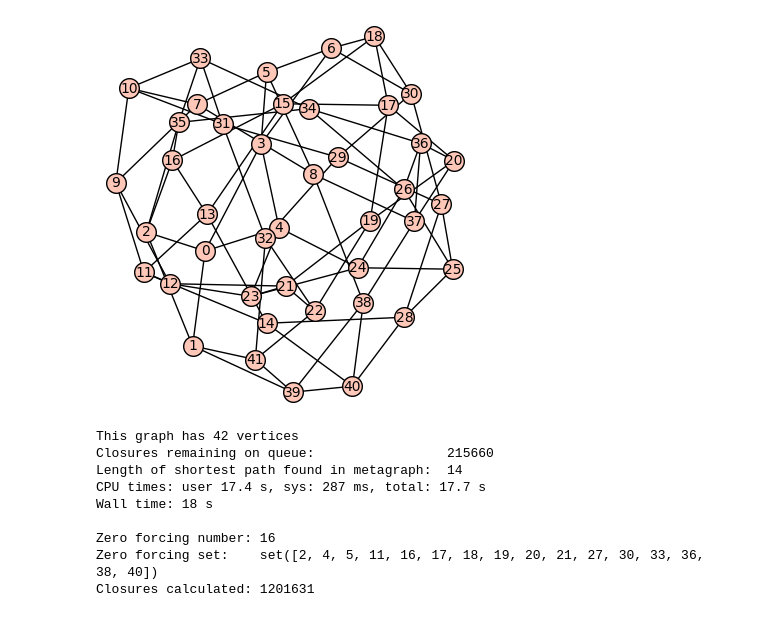
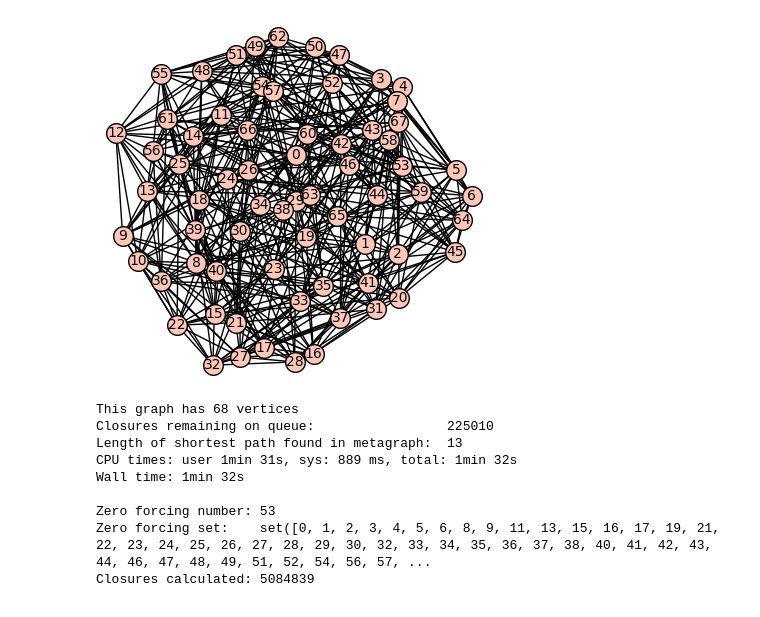
Before and after one commit to alexhutman/zftools, a Jupyter notebook: DijkstraMetagraphTestbed.ipynb, the cells around one changed output. Drawn from its saved outputs; the diff is of its cells as text; code cells hidden in the pictures.

```diff
--- a/DijkstraMetagraphTestbed.ipynb
+++ b/DijkstraMetagraphTestbed.ipynb
@@ -8,36 +4,36 @@ Compiling ./ZFSearchMetagraphNewAlgPostClose.pyx...
 # %%
 # Initialize a test graph and the associated ZFSearchMetagraph
 #H = graphs.CubeGraph(5); H.relabel()
 #H = graphs.PetersenGraph()
 #H = graphs.CoxeterGraph()       # DNF/DNF/1,284sec/339sec/220sec
 #H = graphs.RobertsonGraph()     # DNF
 #H = graphs.HeawoodGraph()       # 1.46/~1.20sec/1.03sec/0.22sec/0.16sec/0.12sec
 #H = graphs.BrinkmannGraph()     # DNF/DNF/66.5sec/43.3sec/29.81sec/25.97sec
 #H = graphs.HoffmanGraph()       # ~19sec/~13.7sec/2.57sec/2.00sec/1.6sec
 #H = graphs.ClebschGraph()       # DNF/36.3sec/12.8sec/7.8sec/6.7sec/4.8sec/4.22sec/2.90sec
 #H = graphs.DesarguesGraph()     # 14.56sec/8.00sec/5.6sec
 #H = graphs.DodecahedralGraph()  # ~25.9sec/~8.9sec/~4.2sec/3.02sec/2.90sec/2.12sec/1.07sec/0.80sec
 #H = graphs.HoffmanGraph().complement()
 #H = graphs.CompleteGraph(16)
-#H = graphs.MycielskiGraph(6)
 #H = graphs.RandomTree(22)
 #H = graphs.PathGraph(30)
 #H = graphs.StarGraph(4)
-#H = graphs.HoffmanGraph().line_graph()
-H = graphs.CoxeterGraph().line_graph()
-#H = graphs.PaleyGraph(13).line_graph()
+#H = graphs.RobertsonGraph().line_graph()
+#H = graphs.CoxeterGraph().line_graph()
+#H = graphs.MycielskiGraph(6)
+H = graphs.PaleyGraph(17).line_graph()
 H.relabel()
 
 #d = {0: [1,2,4], 1: [0,2,5], 2: [0,1,3], 3: [2,4,5], 4: [0,3,5], 5: [1,3,4]}
 #H = Graph(d)
 
-if H.num_verts() < 50:
+if H.num_verts() < 75:
     H.show()
 
 #metaGraph = ZFSearchMetagraphNewAlg(H)
 #%time calculate_all_closures(H)
 # %% [output]
-[figure, old version]
+[figure, new version]
 # %%
 metaGraph = ZFSearchMetagraphNewAlg(H)
 #metaGraph = ZFSearchMetagraph(H)
@@ -53,12 +49,12 @@ print "Zero forcing number:", len(output)
 print "Zero forcing set:   ", set(output)
 print "Closures calculated:", metaGraph.get_num_closures_calculated()
 # %% [output]
-This graph has 42 vertices
-Closures remaining on queue:                 215660
-Length of shortest path found in metagraph:  14
-CPU times: user 17.4 s, sys: 287 ms, total: 17.7 s
-Wall time: 18 s
+This graph has 68 vertices
+Closures remaining on queue:                 225010
+Length of shortest path found in metagraph:  13
+CPU times: user 1min 31s, sys: 889 ms, total: 1min 32s
+Wall time: 1min 32s
 
-Zero forcing number: 16
-Zero forcing set:    set([2, 4, 5, 11, 16, 17, 18, 19, 20, 21, 27, 30, 33, 36, 38, 40])
-Closures calculated: 1201631
+Zero forcing number: 53
+Zero forcing set:    set([0, 1, 2, 3, 4, 5, 6, 8, 9, 11, 13, 15, 16, 17, 19, 21, 22, 23, 24, 25, 26, 27, 28, 29, 30, 32, 33, 34, 35, 36, 37, 38, 40, 41, 42, 43, 44, 46, 47, 48, 49, 51, 52, 54, 56, 57, ...
+Closures calculated: 5084839
```
Also changed, not shown: parts of 1 cell of this notebook, 3 other files.
